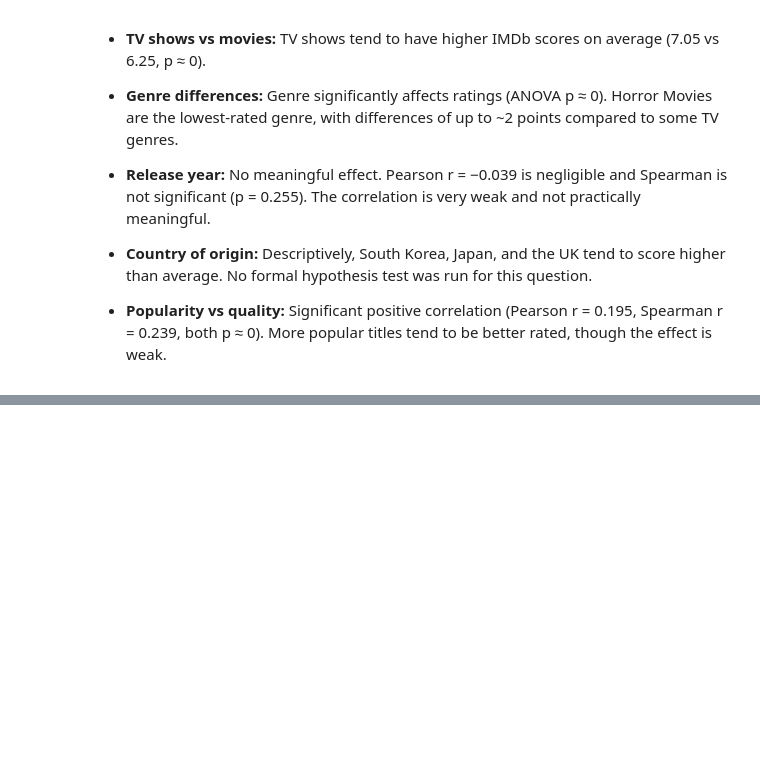
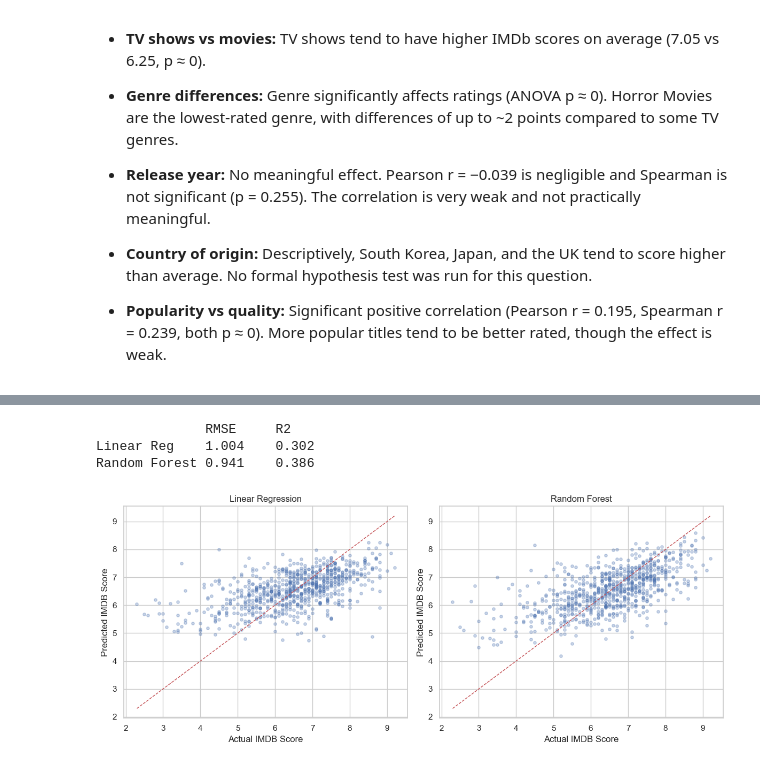
Before and after one commit to elif-aksy/netflix-success-prediction-dsa210termproject, a Jupyter notebook: notebooks/eda.ipynb, the cells around one changed output, grey strips where cells are left out. Saved outputs shown, nothing was run; the diff lists cells and outputs as text; code cells hidden in the pictures; blank space fills up the shorter version.

```diff
--- a/notebooks/eda.ipynb
+++ b/notebooks/eda.ipynb
@@ -561,0 +610,41 @@ There is a statistically significant correlation between vote count and IMDb sco
+# %%
+from sklearn.model_selection import train_test_split
+from sklearn.linear_model import LinearRegression
+from sklearn.ensemble import RandomForestRegressor
+from sklearn.metrics import mean_squared_error, r2_score
+
+X_train, X_test, y_train, y_test = train_test_split(X, y_reg, test_size=0.2, random_state=42)
+
+lr = LinearRegression()
+lr.fit(X_train, y_train)
+lr_pred = lr.predict(X_test)
+lr_rmse = mean_squared_error(y_test, lr_pred) ** 0.5
+lr_r2 = r2_score(y_test, lr_pred)
+
+rf_reg = RandomForestRegressor(n_estimators=100, random_state=42)
+rf_reg.fit(X_train, y_train)
+rf_pred = rf_reg.predict(X_test)
+rf_rmse = mean_squared_error(y_test, rf_pred) ** 0.5
+rf_r2 = r2_score(y_test, rf_pred)
+
+print('              RMSE     R2')
+print(f'Linear Reg    {lr_rmse:.3f}    {lr_r2:.3f}')
+print(f'Random Forest {rf_rmse:.3f}    {rf_r2:.3f}')
+# %% [output]
+              RMSE     R2
+Linear Reg    1.004    0.302
+Random Forest 0.941    0.386
+# %%
+fig, axes = plt.subplots(1, 2, figsize=(12, 5))
+
+for ax, preds, title in zip(axes, [lr_pred, rf_pred], ['Linear Regression', 'Random Forest']):
+    ax.scatter(y_test, preds, alpha=0.3, s=15)
+    ax.plot([y_test.min(), y_test.max()], [y_test.min(), y_test.max()], 'r--', linewidth=1)
+    ax.set_xlabel('Actual IMDB Score')
+    ax.set_ylabel('Predicted IMDB Score')
+    ax.set_title(title)
+
+plt.tight_layout()
+plt.show()
+# %% [output]
+[figure, added]
```
Also changed, not shown: parts of 18 cells of this notebook, 1 other file.
